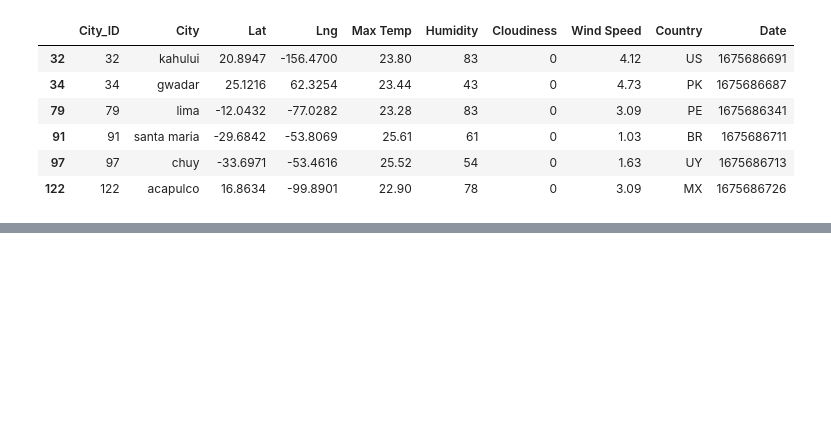
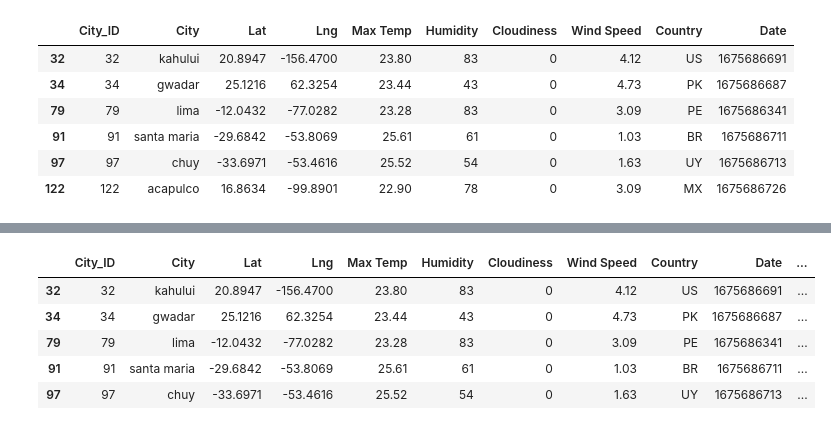
Before and after one commit to RichardMalo/python-api-challenge, a Jupyter notebook: WeatherPy_VacationPy/VacationPy.ipynb, the cells around one changed output, grey strips where cells are left out. Saved outputs shown, nothing was run; the diff lists cells and outputs as text; code cells hidden in the pictures; blank space fills up the shorter version.

```diff
--- a/WeatherPy_VacationPy/VacationPy.ipynb
+++ b/WeatherPy_VacationPy/VacationPy.ipynb
@@ -189,6 +189,15 @@ broken hill - nearest hotel: Ibis Styles
 | 500 | 500 | barra patuca | 15.8000 | -84.2833 | 24.33 | 73 | 0 | 3.31 | HN | 1675686915 | ... |
 | 518 | 518 | ormara | 25.2088 | 64.6357 | 23.50 | 54 | 0 | 5.56 | PK | 1675686803 | ... |
 | 550 | 550 | broken hill | -31.9500 | 141.4333 | 25.62 | 26 | 0 | 4.07 | AU | 1675686938 | ... |
+# %%
+hotel_df.head()
+# %% [output]
+|  | City_ID | City | Lat | Lng | Max Temp | Humidity | Cloudiness | Wind Speed | Country | Date | ... |
+| 32 | 32 | kahului | 20.8947 | -156.4700 | 23.80 | 83 | 0 | 4.12 | US | 1675686691 | ... |
+| 34 | 34 | gwadar | 25.1216 | 62.3254 | 23.44 | 43 | 0 | 4.73 | PK | 1675686687 | ... |
+| 79 | 79 | lima | -12.0432 | -77.0282 | 23.28 | 83 | 0 | 3.09 | PE | 1675686341 | ... |
+| 91 | 91 | santa maria | -29.6842 | -53.8069 | 25.61 | 61 | 0 | 1.03 | BR | 1675686711 | ... |
+| 97 | 97 | chuy | -33.6971 | -53.4616 | 25.52 | 54 | 0 | 1.63 | UY | 1675686713 | ... |
 # %%
 # Configure the map plot to show extra things like City name, Hotel Name, Country on hover.
 map_plot_2 = hotel_df.hvplot.points(
```
